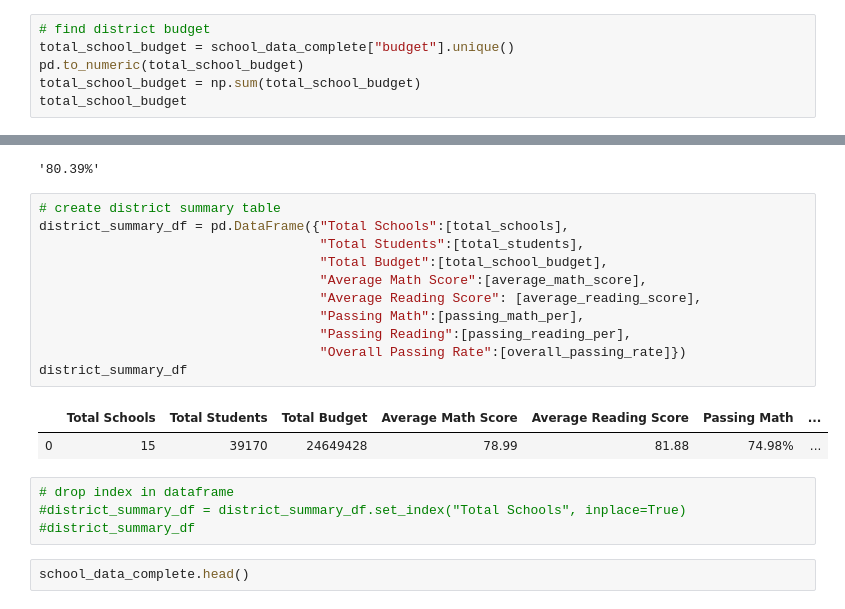
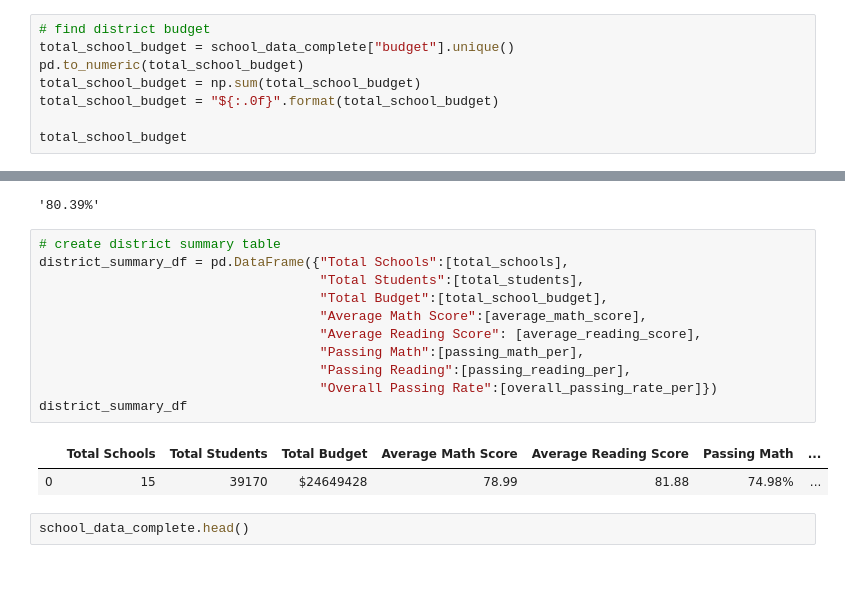
Before and after one commit to ejmayer/PyCitySchools, a Jupyter notebook: CitySchools.ipynb, the cells around one changed output, grey strips where cells are left out. Cells and saved outputs as stored; diff of their text form; blank space fills up the shorter version.

```diff
--- a/CitySchools.ipynb
+++ b/CitySchools.ipynb
@@ -88,5 +88,7 @@ total_students
 total_school_budget = school_data_complete["budget"].unique()
 pd.to_numeric(total_school_budget)
 total_school_budget = np.sum(total_school_budget)
+total_school_budget = "${:.0f}".format(total_school_budget)
+
 total_school_budget
 # %% [output]
@@ -136,21 +138,17 @@ overall_passing_rate_per
 # %%
 # create district summary table
 district_summary_df = pd.DataFrame({"Total Schools":[total_schools],
                                     "Total Students":[total_students],
                                     "Total Budget":[total_school_budget],
                                     "Average Math Score":[average_math_score],
                                     "Average Reading Score": [average_reading_score],
                                     "Passing Math":[passing_math_per],
                                     "Passing Reading":[passing_reading_per],
-                                    "Overall Passing Rate":[overall_passing_rate]})
+                                    "Overall Passing Rate":[overall_passing_rate_per]})
 district_summary_df
 # %% [output]
 |  | Total Schools | Total Students | Total Budget | Average Math Score | Average Reading Score | Passing Math | ... |
-| 0 | 15 | 39170 | 24649428 | 78.99 | 81.88 | 74.98% | ... |
+| 0 | 15 | 39170 | $24649428 | 78.99 | 81.88 | 74.98% | ... |
-# %%
-# drop index in dataframe
-#district_summary_df = district_summary_df.set_index("Total Schools", inplace=True)
-#district_summary_df
 # %%
 school_data_complete.head()
 # %% [output]
```
Also changed, not shown: parts of 16 cells of this notebook.
